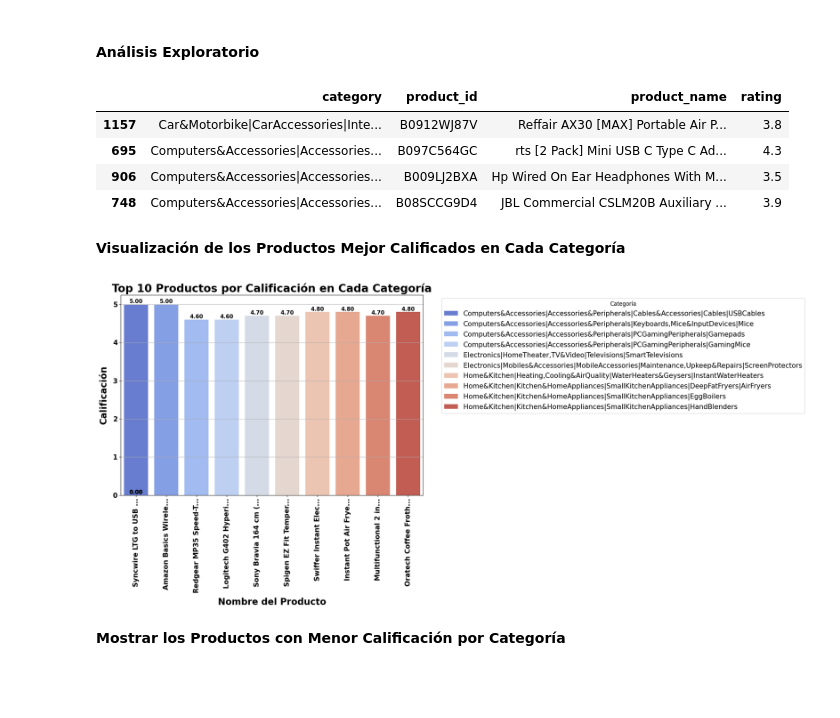
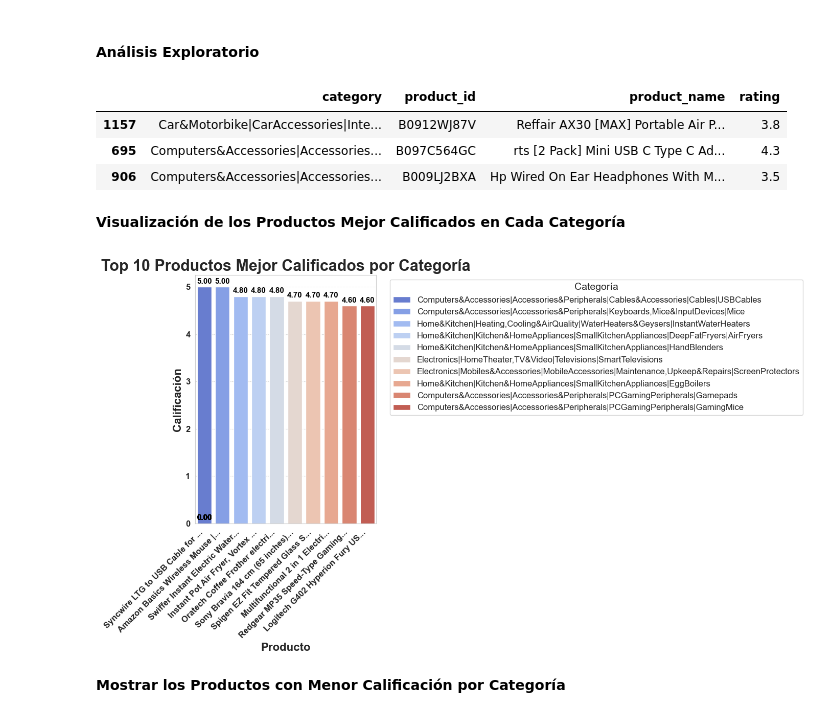
Before and after one commit to juanpzapata-labs/Proyecto, a Jupyter notebook: Proyecto_ultima_version.ipynb, the cells around one changed output. Drawn from its saved outputs; the diff is of its cells as text; code cells hidden in the pictures; blank space fills up the shorter version.

```diff
--- a/Proyecto_ultima_version.ipynb
+++ b/Proyecto_ultima_version.ipynb
@@ -113,6 +130,6 @@ warnings.filterwarnings('ignore')
 # %%
-df=pd.read_csv('/content/Proyecto/amazon.csv')
-df.head(3)
+df=pd.read_csv('C:/Users/Usuario/Desktop/Proyecto 1 - Curso/amazon.csv')
+df.head()
 # %% [output]
 |  | product_id | product_name | category | discounted_price | actual_price | discount_percentage | rating | ... |
 | 0 | B07JW9H4J1 | Wayona Nylon Braided USB to Light... | Computers&Accessories|Accessories... | ₹399 | ₹1,099 | 64% | 4.2 | ... |
@@ -369,8 +347,8 @@ top_products_by_category = df.loc[df.groupby('category')['rating'].idxmax()]
 # Seleccionar las columnas relevantes para mostrar
 top_products_by_category = top_products_by_category[['category', 'product_id', 'product_name', 'rating']]
 
-# Mostrar los primeros 4 productos destacados por categoría
-top_10_products_by_category = top_products_by_category.head(4)
+# Mostrar los primeros 3 productos destacados por categoría
+top_10_products_by_category = top_products_by_category.head(3)
 
 # Mostrar el resultado
 top_10_products_by_category
@@ -379,68 +357,73 @@ top_10_products_by_category
 | 1157 | Car&Motorbike|CarAccessories|Inte... | B0912WJ87V | Reffair AX30 [MAX] Portable Air P... | 3.8 |
 | 695 | Computers&Accessories|Accessories... | B097C564GC | rts [2 Pack] Mini USB C Type C Ad... | 4.3 |
 | 906 | Computers&Accessories|Accessories... | B009LJ2BXA | Hp Wired On Ear Headphones With M... | 3.5 |
-| 748 | Computers&Accessories|Accessories... | B08SCCG9D4 | JBL Commercial CSLM20B Auxiliary ... | 3.9 |
 # %% [markdown]
 **Visualización de los Productos Mejor Calificados en Cada Categoría**
 # %%
-# Identificar los productos con la mejor calificación (rating) en cada categoría
-top_products_by_category = df.loc[df.groupby('category')['rating'].idxmax()]
+# Identificar el producto con mayor calificación por categoría
+top_products_by_category = df.loc[df.groupby('category')['rating'].idxmax().dropna()]
 
-# Seleccionar las columnas relevantes para mostrar
+# Seleccionar columnas relevantes
 top_products_by_category = top_products_by_category[['category', 'product_id', 'product_name', 'rating']]
 
-# Ordenar por rating y seleccionar los 10 productos con mayor calificación
-top_10_products = top_products_by_category.nlargest(10, 'rating')
+# Seleccionar los 10 productos con mayor calificación
+top_10_products = top_products_by_category.nlargest(10, 'rating').copy()
 
-# Ordenar los resultados por categoría para una mejor visualización
-top_10_products_sorted = top_10_products.sort_values(by='category')
+# Ordenar por calificación para mejor visualización
+top_10_products_sorted = top_10_products.sort_values(by='rating', ascending=False).copy()
 
-# Crear una nueva columna para acortar los nombres de productos para una mejor visualización
+# Abreviar nombres de productos largos
 top_10_products_sorted['short_product_name'] = top_10_products_sorted['product_name'].apply(
-    lambda x: x[:20] + '...' if len(x) > 20 else x)
+    lambda x: x[:30] + '...' if len(x) > 30 else x
+)
 
-# Configurar las dimensiones de la gráfica
-plt.figure(figsize=(12, 8))  # Ajusta el tamaño para la gráfica vertical
+# Crear el gráfico de barras
+plt.figure(figsize=(14, 8))
+sns.set_style('whitegrid')
 
-# Crear gráfico de barras con Seaborn usando paleta 'coolwarm'
 barplot = sns.barplot(
     data=top_10_products_sorted,
     x='short_product_name',
     y='rating',
     hue='category',
     dodge=False,
-    palette='coolwarm'  # Cambio aquí la paleta de colores
+    palette='coolwarm'
 )
 
-# Añadir título y etiquetas con formato destacado
-plt.title('Top 10 Productos por Calificación en Cada Categoría', fontsize=24, fontweight='bold')
-plt.ylabel('Calificación', fontsize=20, fontweight='bold', labelpad=10)
-plt.xlabel('Nombre del Producto', fontsize=20, fontweight='bold', labelpad=10)
+# Título y etiquetas
+plt.title('Top 10 Productos Mejor Calificados por Categoría', fontsize=22, fontweight='bold')
+plt.xlabel('Producto', fontsize=16, fontweight='bold')
+plt.ylabel('Calificación', fontsize=16, fontweight='bold')
 
-# Ajustar la leyenda (tamaño y posición)
-plt.legend(title='Categoría', bbox_to_anchor=(1.05, 1), loc='upper left', fontsize=15, title_fontsize=12)
+# Ajuste de etiquetas del eje x
+plt.xticks(rotation=45, ha='right', fontsize=12, fontweight='bold')
+plt.yticks(fontsize=12, fontweight='bold')
 
-# Mejorar visibilidad de las marcas del eje x y y
-plt.xticks(fontsize=15, fontweight='bold', rotation=90)  # Rota etiquetas eje x para mejor lectura
-plt.yticks(fontsize=15, fontweight='bold')
+# Leyenda
+plt.legend(title='Categoría', bbox_to_anchor=(1.05, 1), loc='upper left', fontsize=12, title_fontsize=14)
 
-# Añadir etiquetas con el valor de cada barra encima de ellas
-for p in barplot.patches:
+# Etiquetas encima de cada barra
+for bar in barplot.patches:
+    height = bar.get_height()
     barplot.annotate(
-        f'{p.get_height():.2f}',
-        (p.get_x() + p.get_width() / 2., p.get_height()),
-        ha='center', va='bottom',
-        fontsize=12, fontweight='bold', color='black'
+        f'{height:.2f}',
+        xy=(bar.get_x() + bar.get_width() / 2, height),
+        xytext=(0, 5),
+        textcoords='offset points',
+        ha='center',
+        fontsize=11,
+        fontweight='bold',
+        color='black'
     )
 
-# Mostrar rejilla solo en el eje y
-plt.grid(axis='y')
+# Mostrar solo la rejilla horizontal
+plt.grid(axis='y', linestyle='--', alpha=0.7)
 
-# Ajustar el layout para evitar cortes en las etiquetas y mostrar gráfico
+# Acomodar el diseño final
 plt.tight_layout()
 plt.show()
 # %% [output]
-[figure, old version]
+[figure, new version]
 # %% [markdown]
 **Mostrar los Productos con Menor Calificación por Categoría**
 # %%
```
Also changed, not shown: parts of 28 cells of this notebook.
